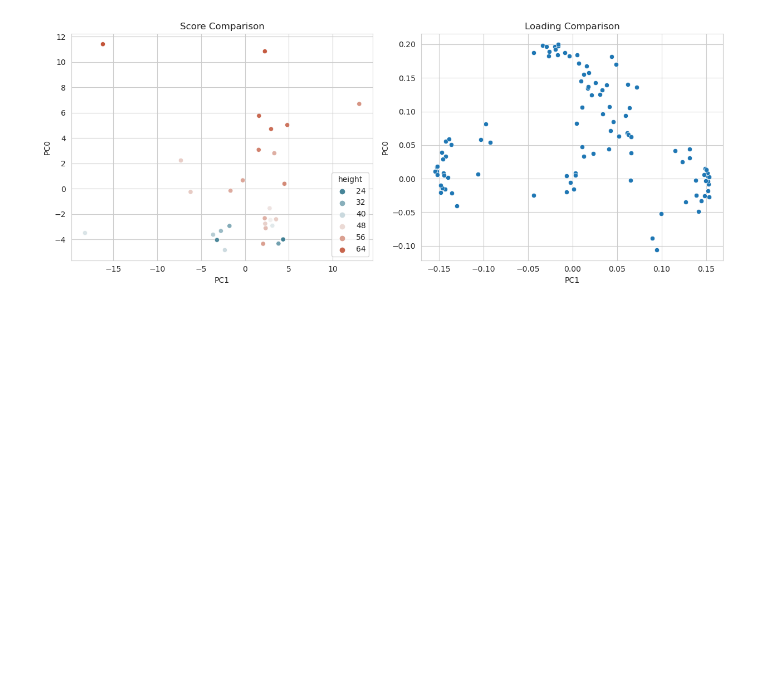
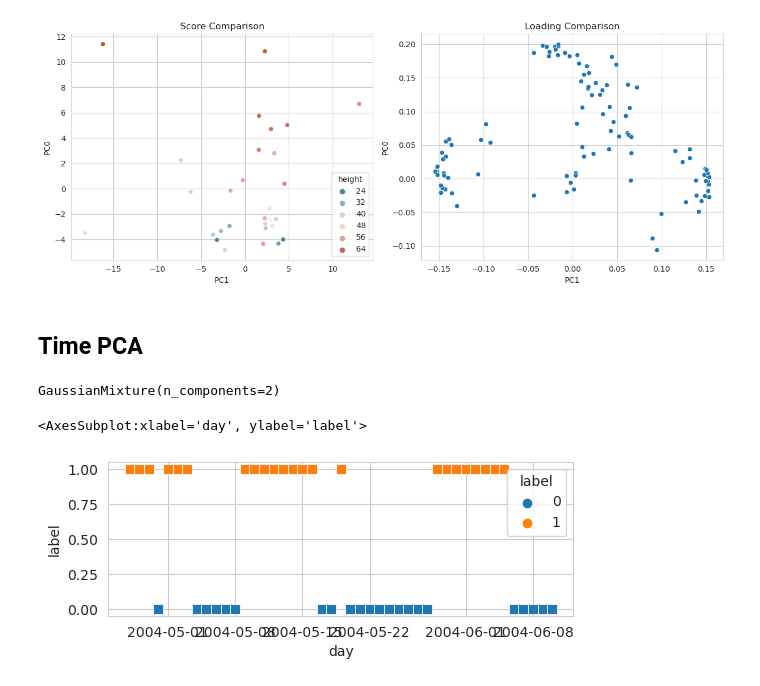
Before and after one commit to WHITSNAK/sta521_proj1, a Jupyter notebook: ryan_eda.ipynb, the cells around one changed output. Cells and saved outputs as stored; diff of their text form; code cells hidden in the pictures; blank space fills up the shorter version.

```diff
--- a/ryan_eda.ipynb
+++ b/ryan_eda.ipynb
@@ -320,3 +320,29 @@ fig.tight_layout()
 fig.show()
 # %% [output]
 [figure]
+# %% [markdown]
+## Time PCA
+# %%
+gp = df.groupby([df.epoch_datetime.dt.to_period('D')])
+X = gp[['humidity','humid_temp','incident_par','reflected_par']].mean().join(
+    gp[['humidity','humid_temp','incident_par','reflected_par']].std(),
+    lsuffix='_mean', rsuffix='_std'
+)
+X = ((X - X.mean()) / X.std())
+# %%
+from sklearn.mixture import GaussianMixture
+
+gmm = GaussianMixture(n_components=2, covariance_type='full')
+gmm.fit(X)
+# %% [output]
+GaussianMixture(n_components=2)
+# %%
+to_plot = pd.DataFrame({
+    'day': X.index.to_timestamp(),
+    'label': gmm.predict(X)
+})
+fig, ax = plt.subplots(figsize=(6, 2))
+sns.scatterplot(data=to_plot, x='day', y='label', hue='label', s=50, marker='s', ax=ax)
+# %% [output]
+<AxesSubplot:xlabel='day', ylabel='label'>
+[figure, added]
```
Also changed, not shown: parts of 2 cells of this notebook.
